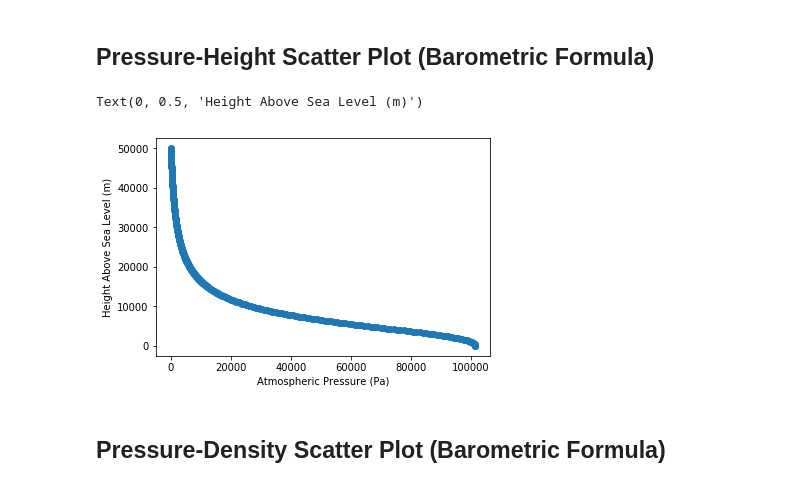
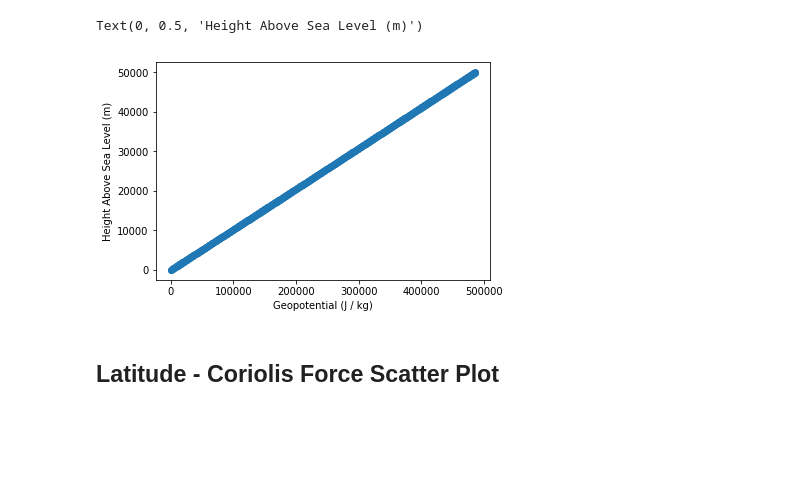
Before and after one commit to amsimp/amsimp, a Jupyter notebook: scatterplots.ipynb, the cells around one changed output. Saved outputs shown, nothing was run; the diff lists cells and outputs as text; code cells hidden in the pictures; blank space fills up the shorter version.

```diff
--- a/scatterplots.ipynb
+++ b/scatterplots.ipynb
@@ -9,11 +31,9 @@ from amsimp import definitions as defs
+# %%
+plt.scatter(amsimp.geopotential, amsimp.height)
+plt.xlabel('Geopotential (J / kg)')
+plt.ylabel('Height Above Sea Level (m)')
+# %% [output]
+Text(0, 0.5, 'Height Above Sea Level (m)')
+[figure, added]
 # %% [markdown]
-## Pressure-Height Scatter Plot (Barometric Formula)
+## Latitude - Coriolis Force Scatter Plot
-# %%
-plt.scatter(defs.pressure, defs.height)
-plt.xlabel('Atmospheric Pressure (Pa)')
-plt.ylabel('Height Above Sea Level (m)')
-# %% [output]
-Text(0, 0.5, 'Height Above Sea Level (m)')
-[figure, removed]
-# %% [markdown]
-## Pressure-Density Scatter Plot (Barometric Formula)
```
Also changed, not shown: parts of 14 cells of this notebook, 2 other files.
